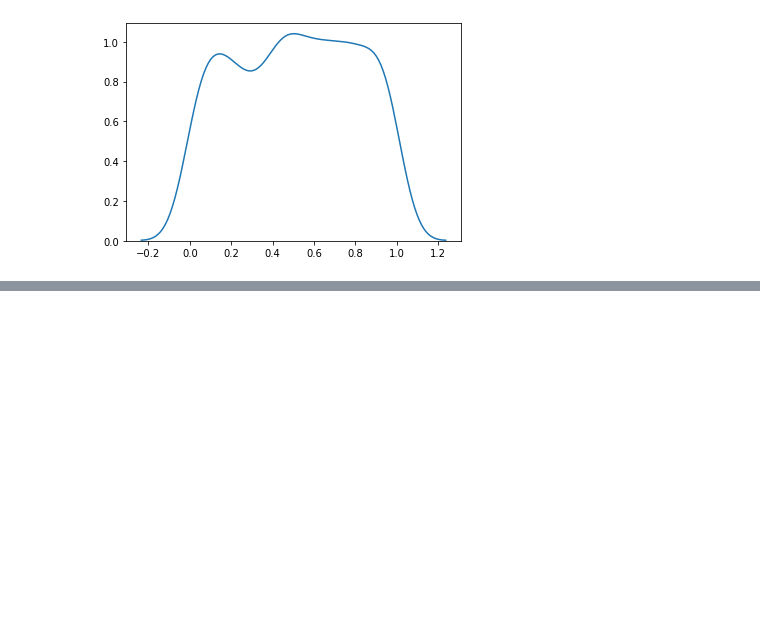
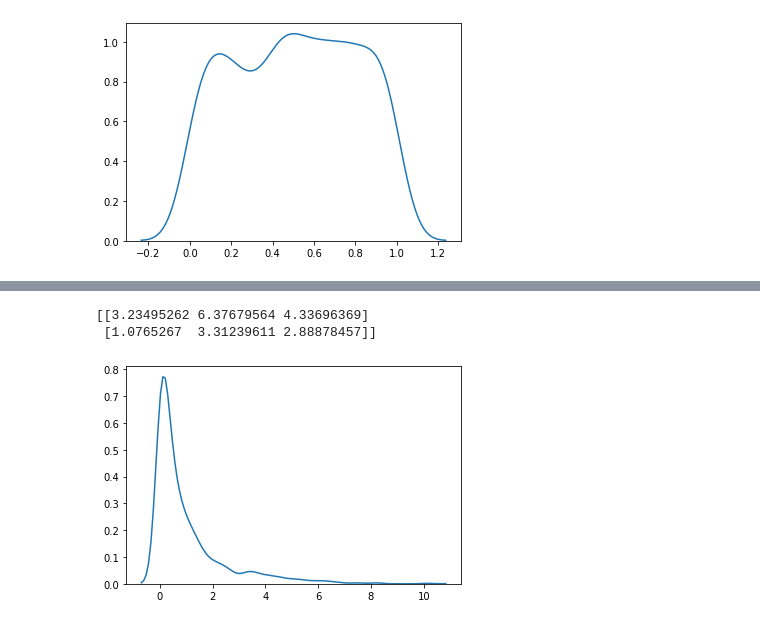
Before and after one commit to victoryapcheeann/numpy101, a Jupyter notebook: numpy101.ipynb, the cells around one changed output, grey strips where cells are left out. Cells and saved outputs as stored; diff of their text form; code cells hidden in the pictures; blank space fills up the shorter version.

```diff
--- a/numpy101.ipynb
+++ b/numpy101.ipynb
@@ -1489,0 +1577,17 @@ plt.show()
+# %%
+# Draw out a sample for chi squared distribution with degree of freedom 2 with size 2x3:
+
+x = random.chisquare(df=2, size=(2, 3))
+
+print(x)
+# %% [output]
+[[3.23495262 6.37679564 4.33696369]
+ [1.0765267  3.31239611 2.88878457]]
+# %%
+# Visualization of Chi Square Distribution
+
+sns.distplot(random.chisquare(df=1, size=1000), hist=False)
+
+plt.show()
+# %% [output]
+[figure, added]
```
Also changed, not shown: parts of 21 cells of this notebook.
